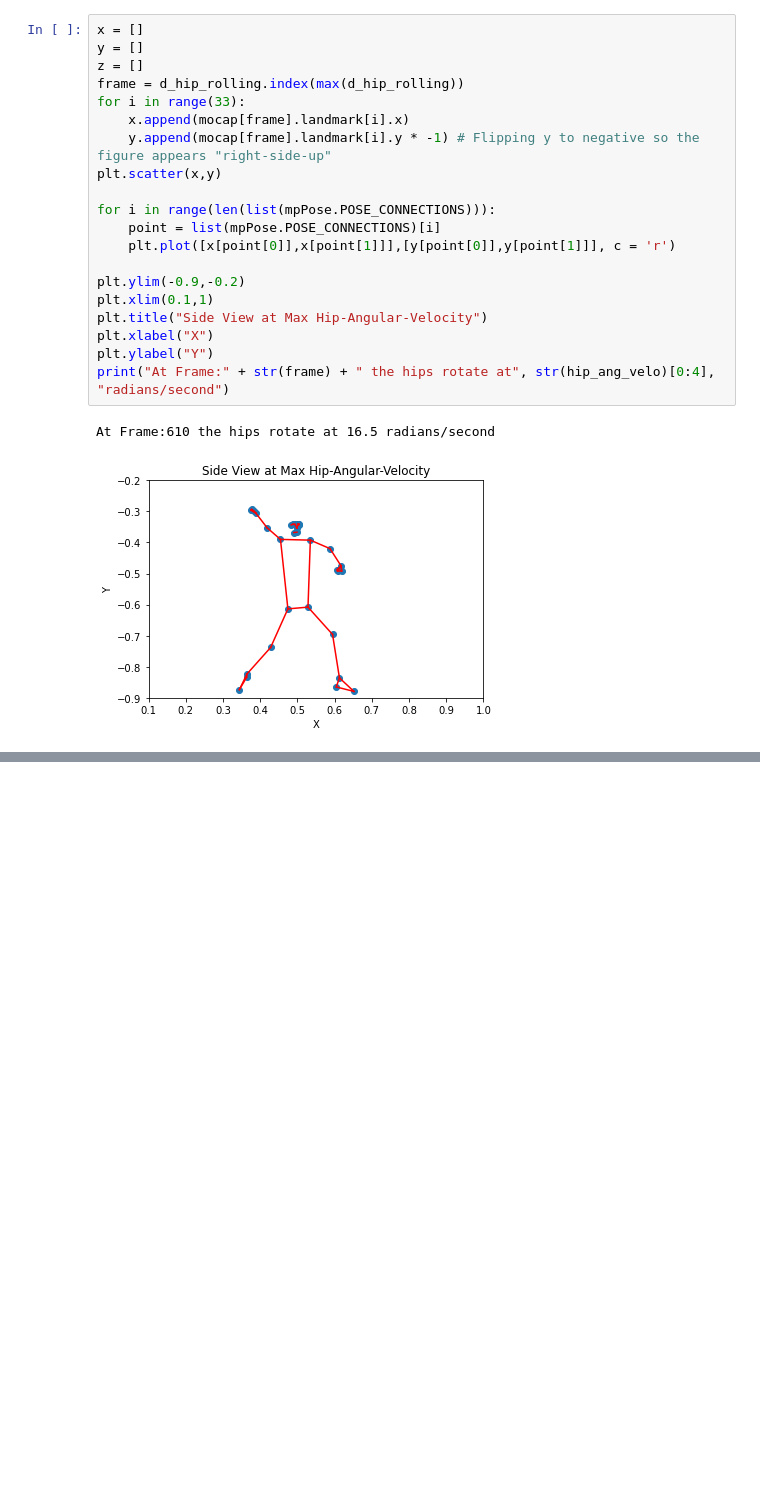
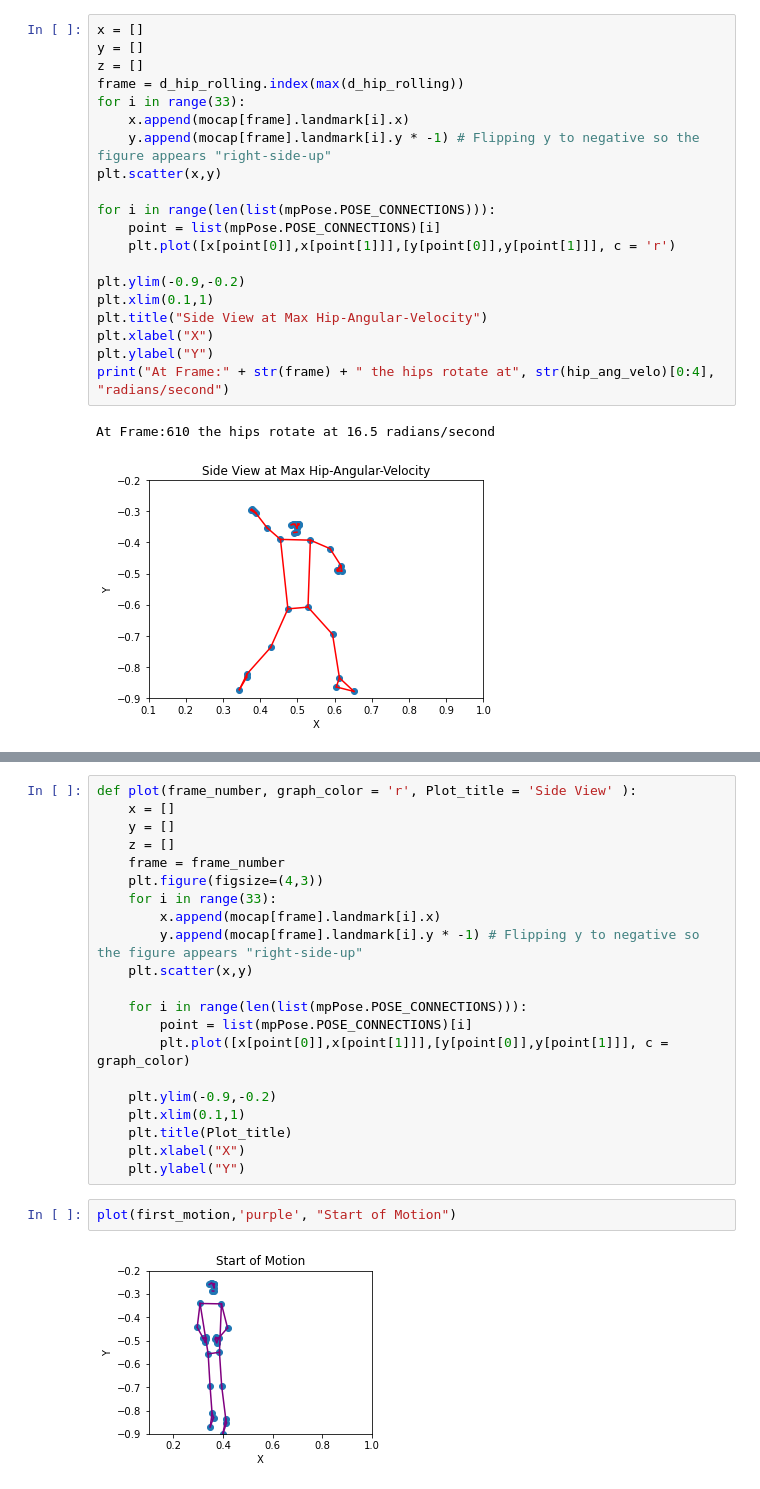
Before and after one commit to TimBrownDataSci/BioMechanics, a Jupyter notebook: PoseDetection.ipynb, the cells around one changed output, grey strips where cells are left out. Cells and saved outputs as stored; diff of their text form; blank space fills up the shorter version.

```diff
--- a/PoseDetection.ipynb
+++ b/PoseDetection.ipynb
@@ -366,0 +404,25 @@ list(diff).index(max(diff[0:600])) # Frame of greatest Hip-Shoulder Separation
+# %%
+def plot(frame_number, graph_color = 'r', Plot_title = 'Side View' ):
+    x = []
+    y = []
+    z = []
+    frame = frame_number
+    plt.figure(figsize=(4,3))
+    for i in range(33):
+        x.append(mocap[frame].landmark[i].x)
+        y.append(mocap[frame].landmark[i].y * -1) # Flipping y to negative so the figure appears "right-side-up"
+    plt.scatter(x,y)
+
+    for i in range(len(list(mpPose.POSE_CONNECTIONS))):
+        point = list(mpPose.POSE_CONNECTIONS)[i]
+        plt.plot([x[point[0]],x[point[1]]],[y[point[0]],y[point[1]]], c = graph_color)
+
+    plt.ylim(-0.9,-0.2)
+    plt.xlim(0.1,1)
+    plt.title(Plot_title)
+    plt.xlabel("X")
+    plt.ylabel("Y")
+# %%
+plot(first_motion,'purple', "Start of Motion")
+# %% [output]
+[figure, added]
```
Also changed, not shown: parts of 29 cells of this notebook.
